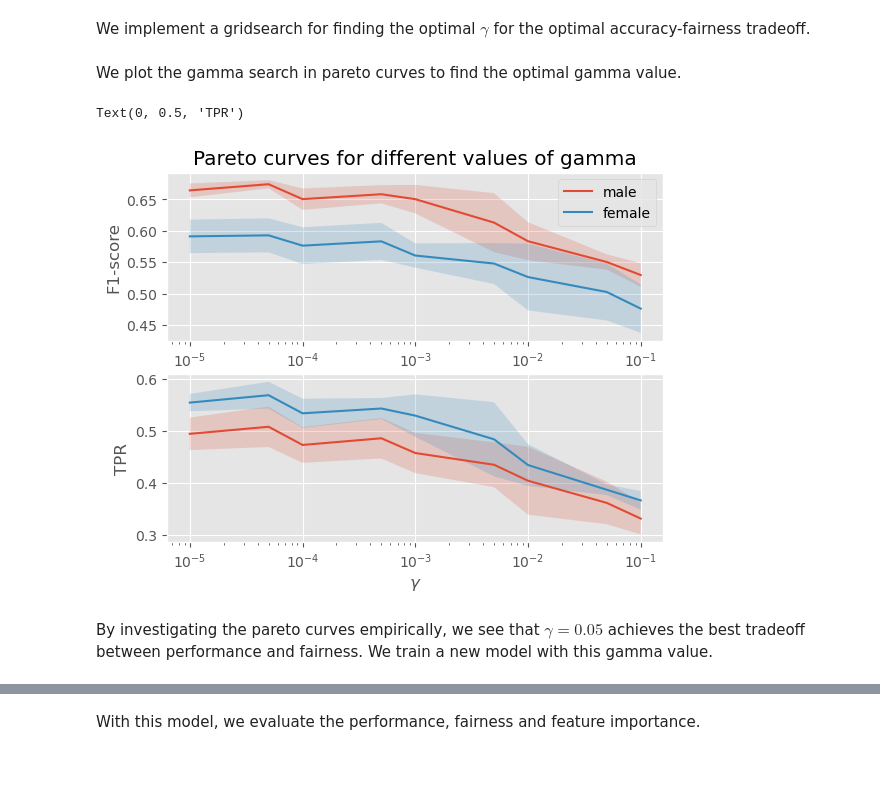
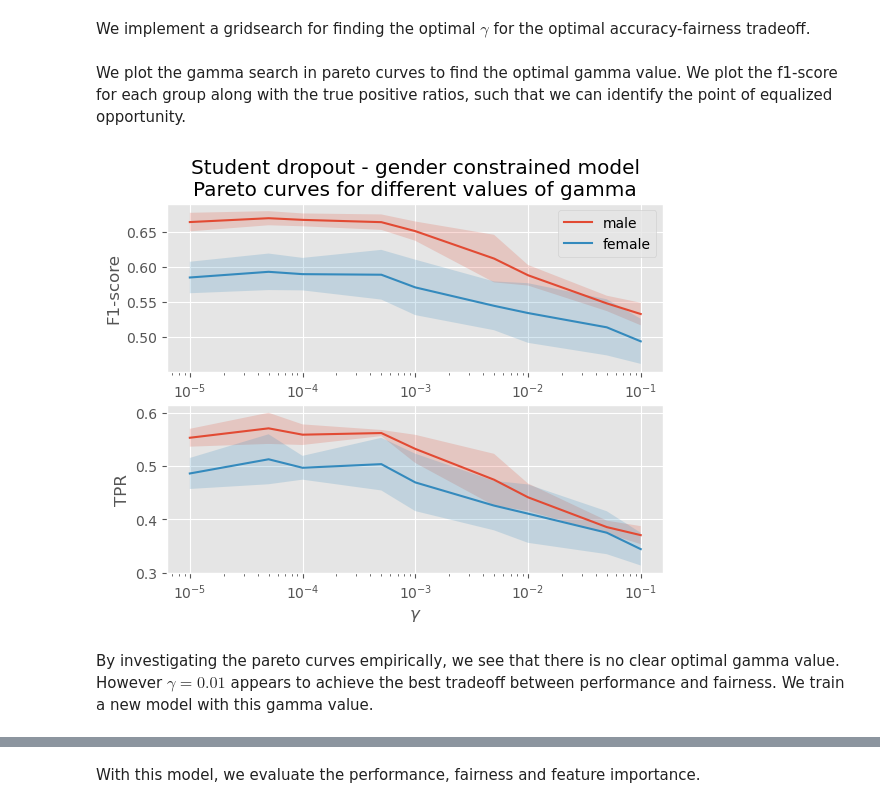
Before and after one commit to Marcus-Friis/afae-exam, a Jupyter notebook: notebook _dropout.ipynb, the cells around one changed output, grey strips where cells are left out. Cells and saved outputs as stored; diff of their text form; code cells hidden in the pictures; blank space fills up the shorter version.

```diff
--- a/notebook _dropout.ipynb
+++ b/notebook _dropout.ipynb
@@ -8,6 +8,9 @@ import os
 import matplotlib.pyplot as plt
 import matplotlib as mpl
 plt.style.use('ggplot')
+red = mpl.rcParams['axes.prop_cycle'].by_key()['color'][0]
+blue = mpl.rcParams['axes.prop_cycle'].by_key()['color'][1]
+purple = mpl.rcParams['axes.prop_cycle'].by_key()['color'][2]
 
 import torch
 import torch.nn as nn
@@ -54,7 +61,6 @@ nom_features = ["Marital status","Application mode","Application order","Previou
                 ,"Displaced","Educational special needs","Debtor","Tuition fees up to date","Scholarship holder","International"]
 num_features = ["Unemployment rate","GDP"]
 target = "Target"
-groups = "gender_group"
 # %% [markdown]
 For our preprocessing pipeline, we one-hot encode categorical features and standardscale all numerical features. Normally, when onehot encoding, we'd drop first for interpretability. However, since we're doing cross validation, we encode all values as features, and drop any features that are uknown in the validation set. Additionally, normally, we'd split the dataset into train and test. However, here, we're just interested in evaluating the robustness of the methods, and as such, we strictly use cross validation.
 # %%
@@ -209,13 +196,13 @@ FPR G2  0.245902  0.086207  0.152542
 perf_base = tracker_base.get_mean_performance()
 fig, ax = plt.subplots()
 ax.bar(perf_base.keys(), [v[0] for v in perf_base.values()], yerr=[v[1] for v in perf_base.values()])
-ax.set_title('Performance of baseline model')
+ax.set_title('Student Dropout - baseline model\nPerformance')
 ax.set_ylabel('Score')
 
-# FIG_PATH = 'reports/figs/'
-# def savefig(fname, dpi=None):
-#     dpi = 150 if dpi == None else dpi
-#     plt.savefig(os.path.join(FIG_PATH, fname), bbox_inches='tight', dpi=dpi)
+FIG_PATH = 'reports/figs/dropout'
+def savefig(fname, dpi=None):
+    dpi = 150 if dpi == None else dpi
+    plt.savefig(os.path.join(FIG_PATH, fname), bbox_inches='tight', dpi=dpi)
 
-#savefig('baseline_performance.svg')
+savefig('baseline_performance.svg')
 # %% [output]
@@ -368,7 +354,7 @@ gammaspace = [1e-5, 5e-5, 1e-4, 5e-4, 1e-3, 5e-3, 1e-2, 5e-2, 1e-1]
 trackers = []
 
 for gamma in gammaspace:
-    tracker_fair = KfoldTracker()
+    tracker = KfoldTracker()
 
     n_splits = 5
     splits = KFold(n_splits=n_splits, shuffle=True, random_state=42)
@@ -387,63 +373,64 @@ for gamma in gammaspace:
         x_train, y_train, g_train, x_val, y_val, g_val = map(lambda x: torch.tensor(x, dtype=torch.float), (x_train, y_train, g_train, x_val, y_val, g_val))
 
         model = FairBinaryLogisticRegression(x_train.shape[1], gamma=gamma)
-        model.fit(x_train, y_train, g_train)
+        model.fit(x_train, y_train, g_train[:, 0])
 
         y_pred = model(x_val)
         y_pred = y_pred.detach().numpy().round()
 
         feature_importance = torch.exp(model.linear.weight).detach().numpy().squeeze()
         feature_names = preprocessing.get_feature_names_out()
-        tracker_fair.log(y_val, y_pred, g_val, feature_importance, feature_names)
+        tracker.log(y_val, y_pred, g_val, feature_importance, feature_names)
 
-        mask = g_val == 1
-        tracker_fair['male'].log_performance(y_val[mask], y_pred[mask])
-        tracker_fair['female'].log_performance(y_val[~mask], y_pred[~mask])
+        mask = g_val[:, 0] == 0
+        tracker['male'].log_performance(y_val[mask], y_pred[mask])
+        tracker['female'].log_performance(y_val[~mask], y_pred[~mask])
 
-    trackers.append(tracker_fair)
+    trackers.append(tracker)
 # %% [markdown]
-We plot the gamma search in pareto curves to find the optimal gamma value.
+We plot the gamma search in pareto curves to find the optimal gamma value. We plot the f1-score for each group along with the true positive ratios, such that we can identify the point of equalized opportunity.
 # %%
 male_perf = np.array([t['male'].get_mean_performance()['f1-score'][0] for t in trackers])
 female_perf = np.array([t['female'].get_mean_performance()['f1-score'][0] for t in trackers])
 
 male_unc = np.array([t['male'].get_mean_performance()['f1-score'][1] for t in trackers])
 female_unc = np.array([t['female'].get_mean_performance()['f1-score'][1] for t in trackers])
 
-tpr_g1 = np.array([t.get_mean_fairness()['TPR G1'][0] for t in trackers])
-tpr_g2 = np.array([t.get_mean_fairness()['TPR G2'][0] for t in trackers])
-tpr_g1_unc = np.array([t.get_mean_fairness()['TPR G1'][1] for t in trackers])
-tpr_g2_unc = np.array([t.get_mean_fairness()['TPR G2'][1] for t in trackers])
+tpr_g1 = np.array([t['group_0'].get_mean_fairness()['TPR G1'][0] for t in trackers])
+tpr_g2 = np.array([t['group_0'].get_mean_fairness()['TPR G2'][0] for t in trackers])
+tpr_g1_unc = np.array([t['group_0'].get_mean_fairness()['TPR G1'][1] for t in trackers])
+tpr_g2_unc = np.array([t['group_0'].get_mean_fairness()['TPR G2'][1] for t in trackers])
 
 fig, (ax1, ax2) = plt.subplots(2)
 ax1.plot(gammaspace, male_perf, label='male')
 ax1.plot(gammaspace, female_perf, label='female')
 
 ax1.fill_between(gammaspace, male_perf + male_unc, male_perf - male_unc, alpha=0.2)
 ax1.fill_between(gammaspace, female_perf + female_unc, female_perf - female_unc, alpha=0.2)
 
 ax1.set_xscale('log')
 
 ax1.set_ylabel('F1-score')
 
 ax1.legend()
 
-ax1.set_title('Pareto curves for different values of gamma')
+ax1.set_title('Student dropout - gender constrained model\nPareto curves for different values of gamma')
 
 ax2.plot(gammaspace, tpr_g1, label='TPR G1')
 ax2.plot(gammaspace, tpr_g2, label='TPR G2')
 
 ax2.fill_between(gammaspace, tpr_g1 + tpr_g1_unc, tpr_g1 - tpr_g1_unc, alpha=0.2)
 ax2.fill_between(gammaspace, tpr_g2 + tpr_g2_unc, tpr_g2 - tpr_g2_unc, alpha=0.2)
 
 ax2.set_xscale('log')
 ax2.set_xlabel('$\gamma$')
 ax2.set_ylabel('TPR')
+
+savefig("gender_constrained_pareto.svg")
 # %% [output]
-Text(0, 0.5, 'TPR')
-[figure, old version]
+[figure, new version]
 # %% [markdown]
-By investigating the pareto curves empirically, we see that $\gamma = 0.05$ achieves the best tradeoff between performance and fairness. We train a new model with this gamma value.
+By investigating the pareto curves empirically, we see that there is no clear optimal gamma value. However $\gamma = 0.01$ appears to achieve the best tradeoff between performance and fairness. We train a new model with this gamma value.
 # %%
 tracker_fair = KfoldTracker()
 
```
Also changed, not shown: parts of 36 cells of this notebook, 13 other files.
